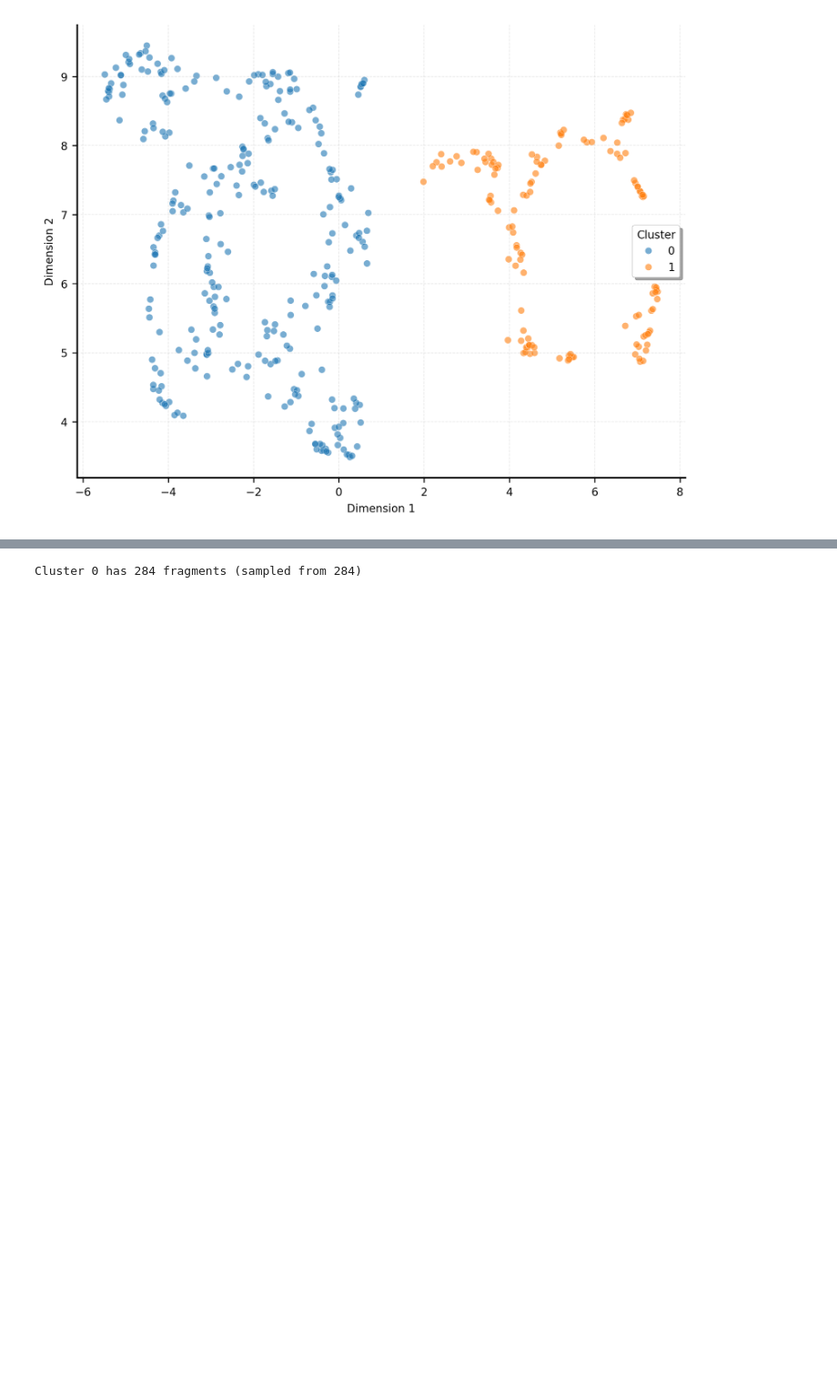
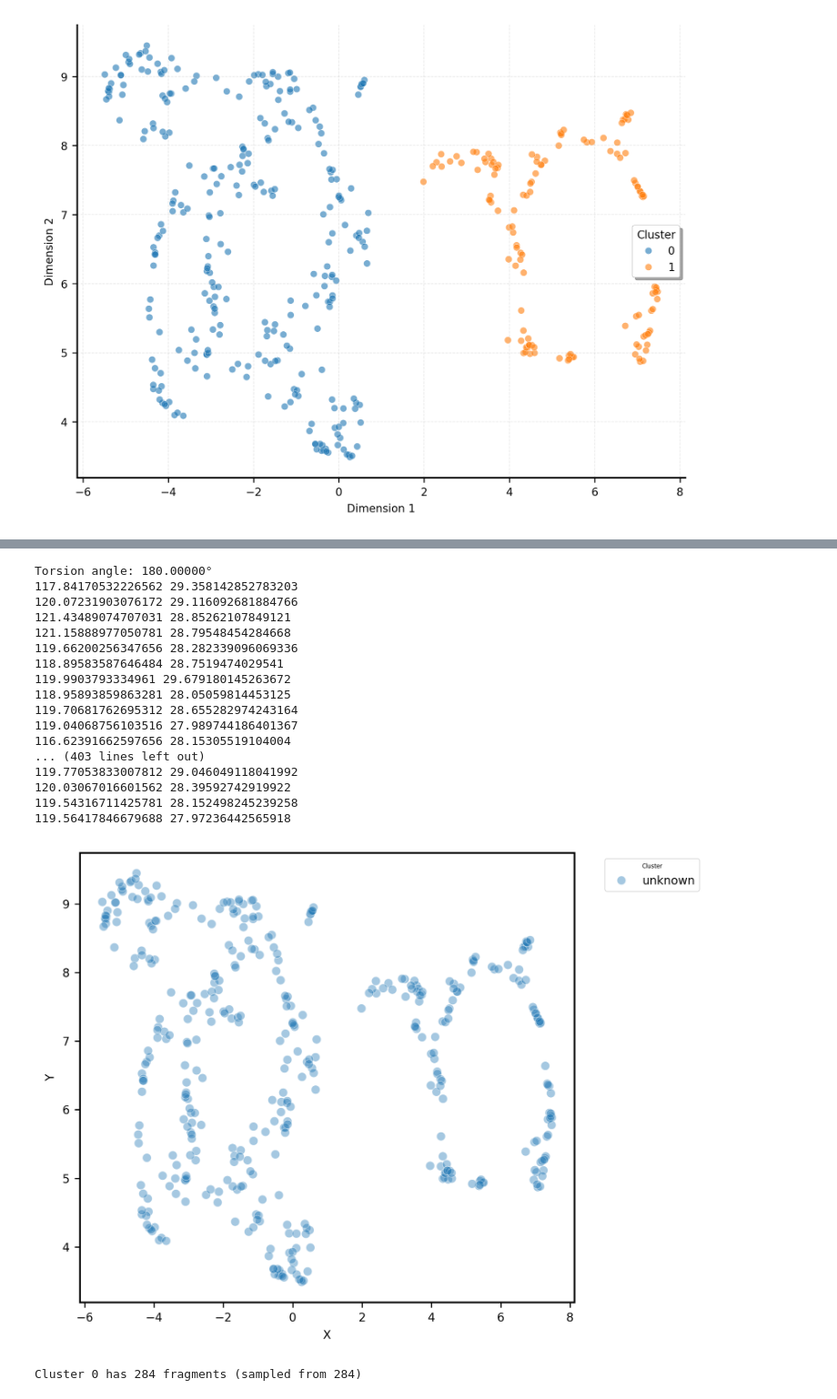
Before and after one commit to blackwood168/umap_rmsd_images, a Jupyter notebook: no2br.ipynb, the cells around one changed output, grey strips where cells are left out. Shown at 91% size. Drawn from its saved outputs; the diff is of its cells as text; code cells hidden in the pictures; blank space fills up the shorter version.

```diff
--- a/no2br.ipynb
+++ b/no2br.ipynb
@@ -295,3 +266,64 @@ Cluster 1 has 134 fragments (sampled from 134)
+# %%
+import numpy as np
+
+def norm_vec(vec):
+
+    vec = np.array(vec, dtype=float)
+    norm_val = np.linalg.norm(vec)
+    return vec / norm_val
+
+
+def get_angle(a,b,c):
+    a,b,c = np.array(a), np.array(b), np.array(c)
+    ab= a-b
+    bc = c-b
+
+    # print(ab)
+    # print(bc)
+    # print(np.linalg.norm(ab))
+    # print(np.sum(ab*bc))
+    # print(np.sum(ab*bc) / np.linalg.norm(ab) / np.linalg.norm(bc))
+    angle = np.arccos(np.clip(np.sum(ab*bc) / np.linalg.norm(ab) / np.linalg.norm(bc), -1.0, 1.0)) / np.pi * 180
+    # print(angle)
+    return float(angle)
+
+result = get_angle(np.array([0,0,0]), np.array([1,1,1]), np.array([2,2,2]))
+print(f"Torsion angle: {result:.5f}°")
+
+classes = []
+threshold = 30
+for cori in cor:
+    ang1, ang2 = get_angle(cori.coords[0],cori.coords[1], cori.coords[2]),get_angle(cori.coords[-1],cori.coords[-2], cori.coords[-3])
+    if abs(ang1-ang2) <= threshold: classes.append('1')
+    elif abs(max(ang1,ang2)-180) <= threshold and abs(min(ang2,ang1)-90) <= threshold: classes.append('2')
+    else:
+        classes.append('unknown')
+        print(ang1,ang2)
+df4 = df2.with_columns(pl.Series("classes", classes))
+
+sns.scatterplot(data = df4, x = 'X', y = 'Y', hue = 'classes', palette='tab10', alpha = 0.4)
+plt.legend(title='Cluster', bbox_to_anchor=(1.05, 1), loc='upper left')
+plt.tight_layout()
+plt.show()
+# %% [output]
+Torsion angle: 180.00000°
+117.84170532226562 29.358142852783203
+120.07231903076172 29.116092681884766
+121.43489074707031 28.85262107849121
+121.15888977050781 28.79548454284668
+119.66200256347656 28.282339096069336
+118.89583587646484 28.7519474029541
+119.9903793334961 29.679180145263672
+118.95893859863281 28.05059814453125
+119.70681762695312 28.655282974243164
+119.04068756103516 27.989744186401367
+116.62391662597656 28.15305519104004
+... (403 lines left out)
+119.77053833007812 29.046049118041992
+120.03067016601562 28.39592742919922
+119.54316711425781 28.152498245239258
+119.56417846679688 27.97236442565918
+[figure, added]
 # %%
 for i in df2["label"].unique():
     # Convert Polars boolean Series to numpy array for indexing
```
Also changed, not shown: parts of 1 cell of this notebook, 6 other files.
